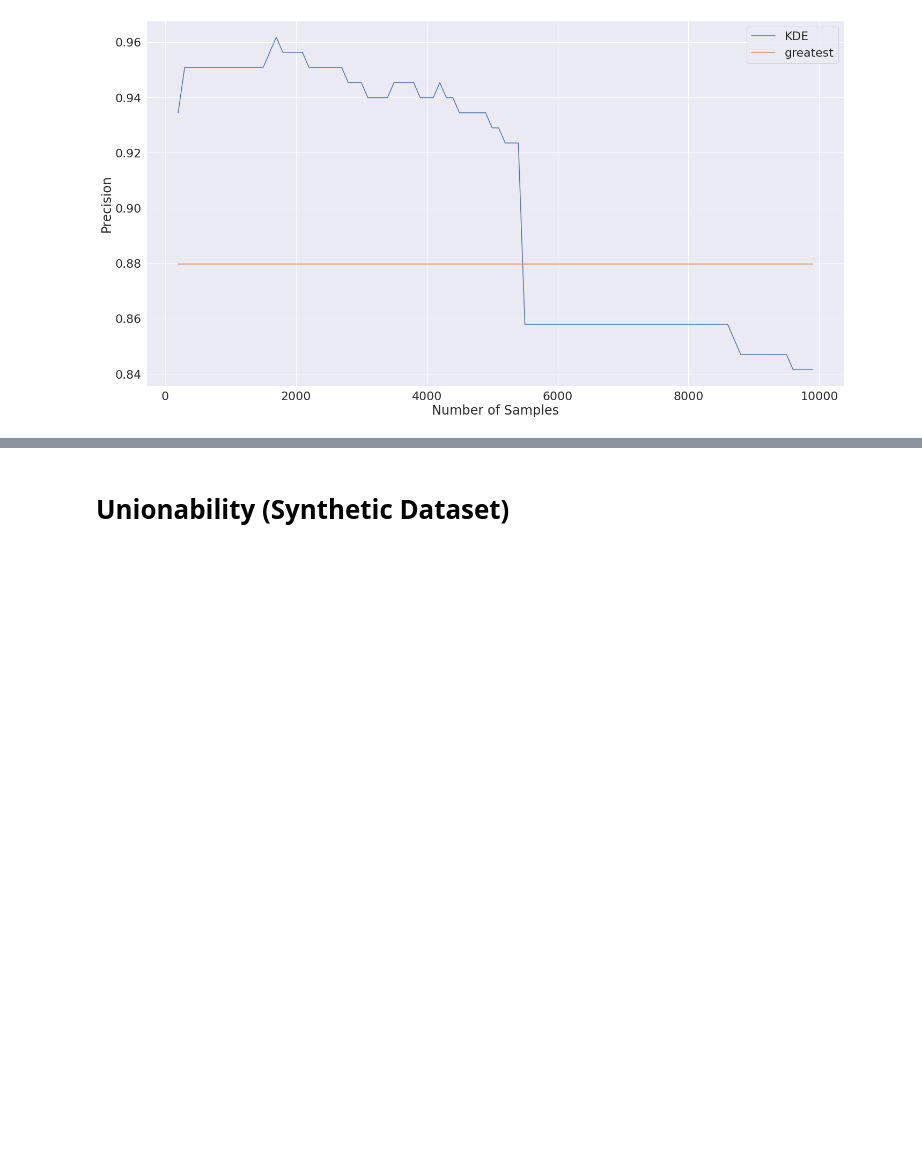
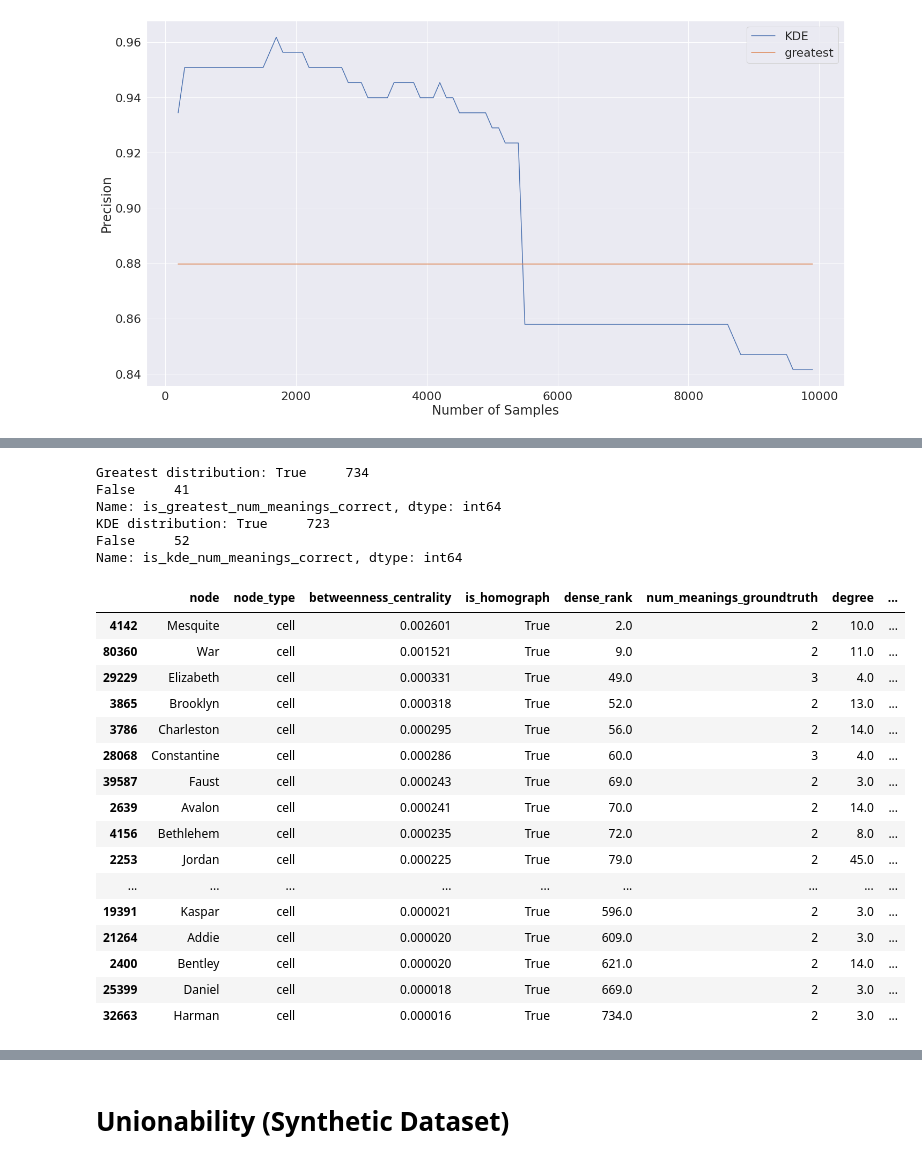
Before and after one commit to northeastern-datalab/domain_net, a Jupyter notebook: network_analysis/notebooks/num_meanings/pairwise_measures.ipynb, the cells around one changed output, grey strips where cells are left out. Cells and saved outputs as stored; diff of their text form; code cells hidden in the pictures; blank space fills up the shorter version.

```diff
--- a/network_analysis/notebooks/num_meanings/pairwise_measures.ipynb
+++ b/network_analysis/notebooks/num_meanings/pairwise_measures.ipynb
@@ -603,0 +750,30 @@ plt.savefig('../../figures/num_meanings/clustering/synthetic_benchmark_with_null
+# %%
+print('Greatest distribution:', df_input_nodes['is_greatest_num_meanings_correct'].value_counts())
+print('KDE distribution:', df_input_nodes['is_kde_num_meanings_correct'].value_counts())
+# %% [output]
+Greatest distribution: True     734
+False     41
+Name: is_greatest_num_meanings_correct, dtype: int64
+KDE distribution: True     723
+False     52
+Name: is_kde_num_meanings_correct, dtype: int64
+# %%
+df_input_nodes[(df_input_nodes['is_kde_num_meanings_correct'] == False) & (df_input_nodes['is_greatest_num_meanings_correct'] == True)]
+# %% [output]
+|  | node | node_type | betweenness_centrality | is_homograph | dense_rank | num_meanings_groundtruth | degree | ... |
+| 4142 | Mesquite | cell | 0.002601 | True | 2.0 | 2 | 10.0 | ... |
+| 80360 | War | cell | 0.001521 | True | 9.0 | 2 | 11.0 | ... |
+| 29229 | Elizabeth | cell | 0.000331 | True | 49.0 | 3 | 4.0 | ... |
+| 3865 | Brooklyn | cell | 0.000318 | True | 52.0 | 2 | 13.0 | ... |
+| 3786 | Charleston | cell | 0.000295 | True | 56.0 | 2 | 14.0 | ... |
+| 28068 | Constantine | cell | 0.000286 | True | 60.0 | 3 | 4.0 | ... |
+| 39587 | Faust | cell | 0.000243 | True | 69.0 | 2 | 3.0 | ... |
+| 2639 | Avalon | cell | 0.000241 | True | 70.0 | 2 | 14.0 | ... |
+| 4156 | Bethlehem | cell | 0.000235 | True | 72.0 | 2 | 8.0 | ... |
+| 2253 | Jordan | cell | 0.000225 | True | 79.0 | 2 | 45.0 | ... |
+| ... | ... | ... | ... | ... | ... | ... | ... | ... |
+| 19391 | Kaspar | cell | 0.000021 | True | 596.0 | 2 | 3.0 | ... |
+| 21264 | Addie | cell | 0.000020 | True | 609.0 | 2 | 3.0 | ... |
+| 2400 | Bentley | cell | 0.000020 | True | 621.0 | 2 | 14.0 | ... |
+| 25399 | Daniel | cell | 0.000018 | True | 669.0 | 2 | 3.0 | ... |
+| 32663 | Harman | cell | 0.000016 | True | 734.0 | 2 | 3.0 | ... |
```
Also changed, not shown: parts of 17 cells of this notebook.
